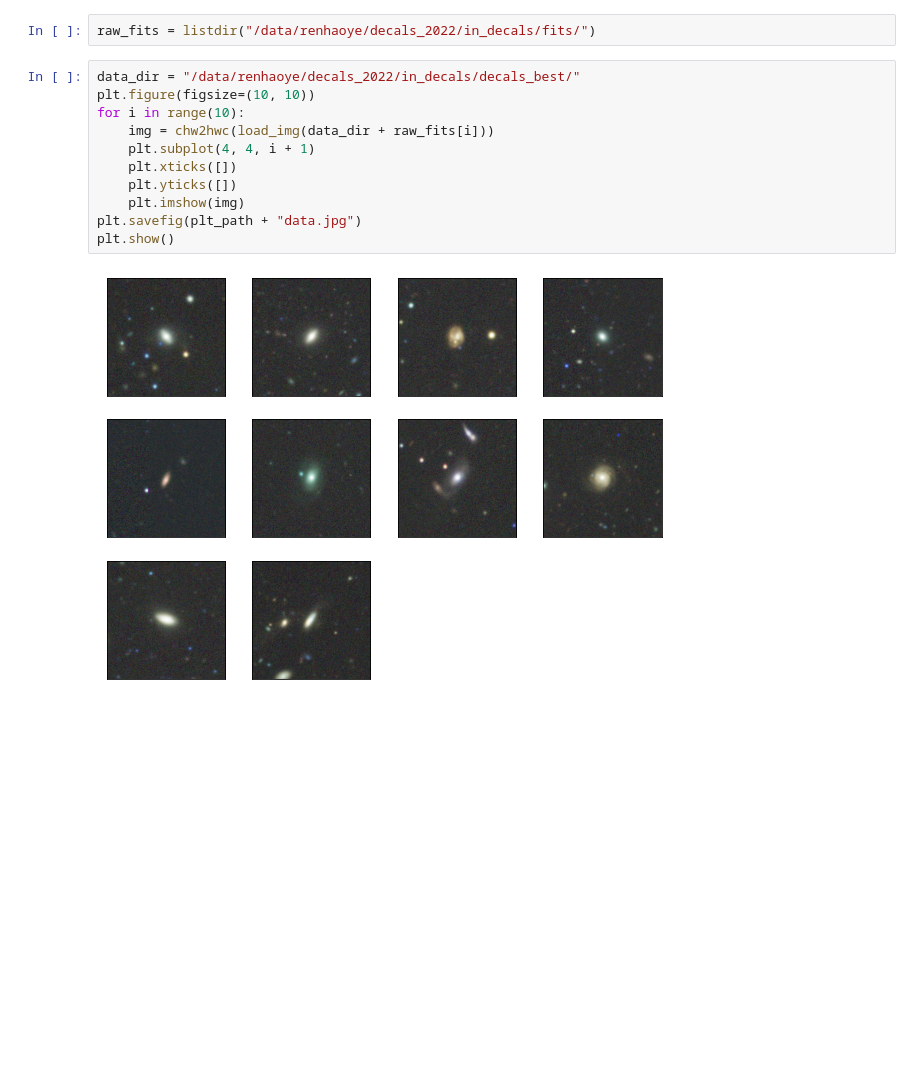
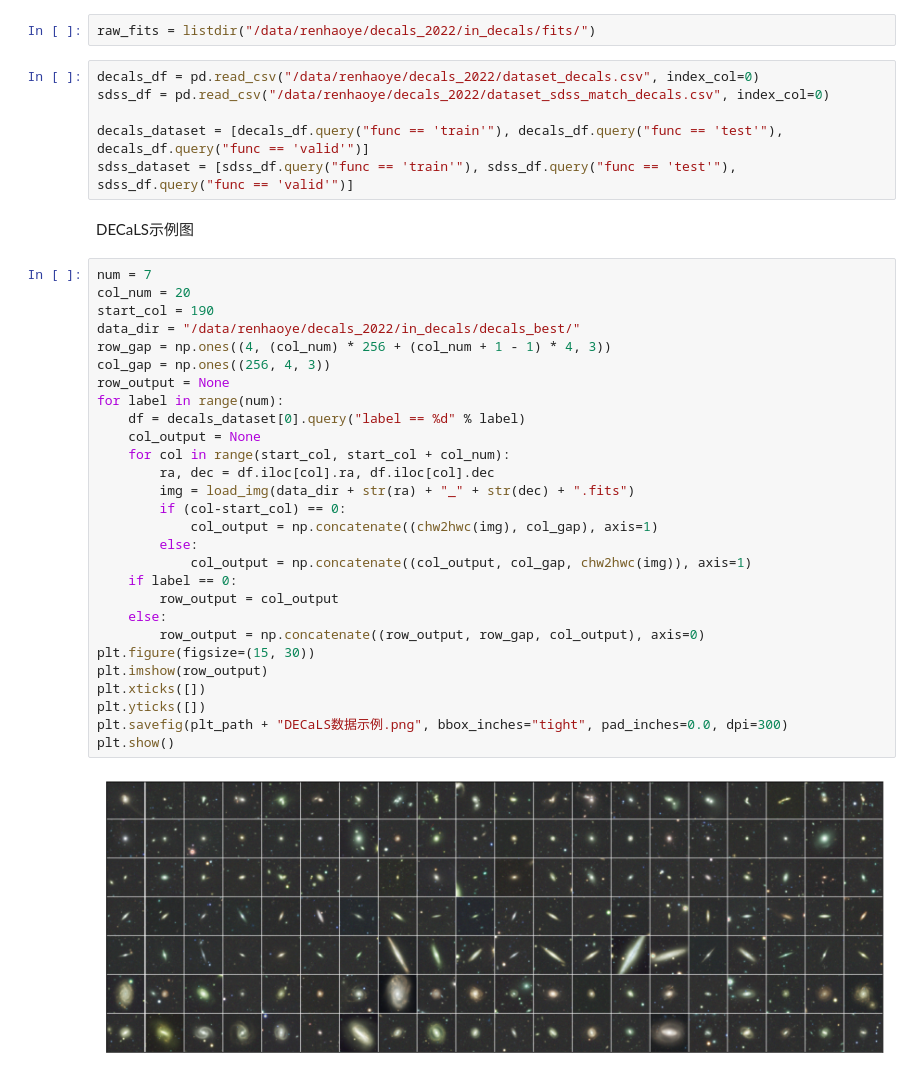
Before and after one commit to Astro-Astre/Pixel-based_DeepLearningTechnic, a Jupyter notebook: plt/plot.ipynb, the cells around one changed output. Saved outputs shown, nothing was run; the diff lists cells and outputs as text; blank space fills up the shorter version.

```diff
--- a/plt/plot.ipynb
+++ b/plt/plot.ipynb
@@ -32,16 +34,41 @@ def hwc2chw(img):
 plt_path = "/data/renhaoye/decals_2022/code/plt/"
 # %%
 raw_fits = listdir("/data/renhaoye/decals_2022/in_decals/fits/")
-# %%
-data_dir = "/data/renhaoye/decals_2022/in_decals/decals_best/"
-plt.figure(figsize=(10, 10))
-for i in range(10):
-    img = chw2hwc(load_img(data_dir + raw_fits[i]))
-    plt.subplot(4, 4, i + 1)
-    plt.xticks([])
-    plt.yticks([])
-    plt.imshow(img)
-plt.savefig(plt_path + "data.jpg")
-plt.show()
-# %% [output]
-[figure, removed]
+# %%
+decals_df = pd.read_csv("/data/renhaoye/decals_2022/dataset_decals.csv", index_col=0)
+sdss_df = pd.read_csv("/data/renhaoye/decals_2022/dataset_sdss_match_decals.csv", index_col=0)
+
+decals_dataset = [decals_df.query("func == 'train'"), decals_df.query("func == 'test'"), decals_df.query("func == 'valid'")]
+sdss_dataset = [sdss_df.query("func == 'train'"), sdss_df.query("func == 'test'"), sdss_df.query("func == 'valid'")]
+# %% [markdown]
+DECaLS示例图
+# %%
+num = 7
+col_num = 20
+start_col = 190
+data_dir = "/data/renhaoye/decals_2022/in_decals/decals_best/"
+row_gap = np.ones((4, (col_num) * 256 + (col_num + 1 - 1) * 4, 3))
+col_gap = np.ones((256, 4, 3))
+row_output = None
+for label in range(num):
+    df = decals_dataset[0].query("label == %d" % label)
+    col_output = None
+    for col in range(start_col, start_col + col_num):
+        ra, dec = df.iloc[col].ra, df.iloc[col].dec
+        img = load_img(data_dir + str(ra) + "_" + str(dec) + ".fits")
+        if (col-start_col) == 0:
+            col_output = np.concatenate((chw2hwc(img), col_gap), axis=1)
+        else:
+            col_output = np.concatenate((col_output, col_gap, chw2hwc(img)), axis=1)
+    if label == 0:
+        row_output = col_output
+    else:
+        row_output = np.concatenate((row_output, row_gap, col_output), axis=0)
+plt.figure(figsize=(15, 30))
+plt.imshow(row_output)
+plt.xticks([])
+plt.yticks([])
+plt.savefig(plt_path + "DECaLS数据示例.png", bbox_inches="tight", pad_inches=0.0, dpi=300)
+plt.show()
+# %% [output]
+[figure, added]
```
Also changed, not shown: parts of 7 cells of this notebook, 13 other files.
